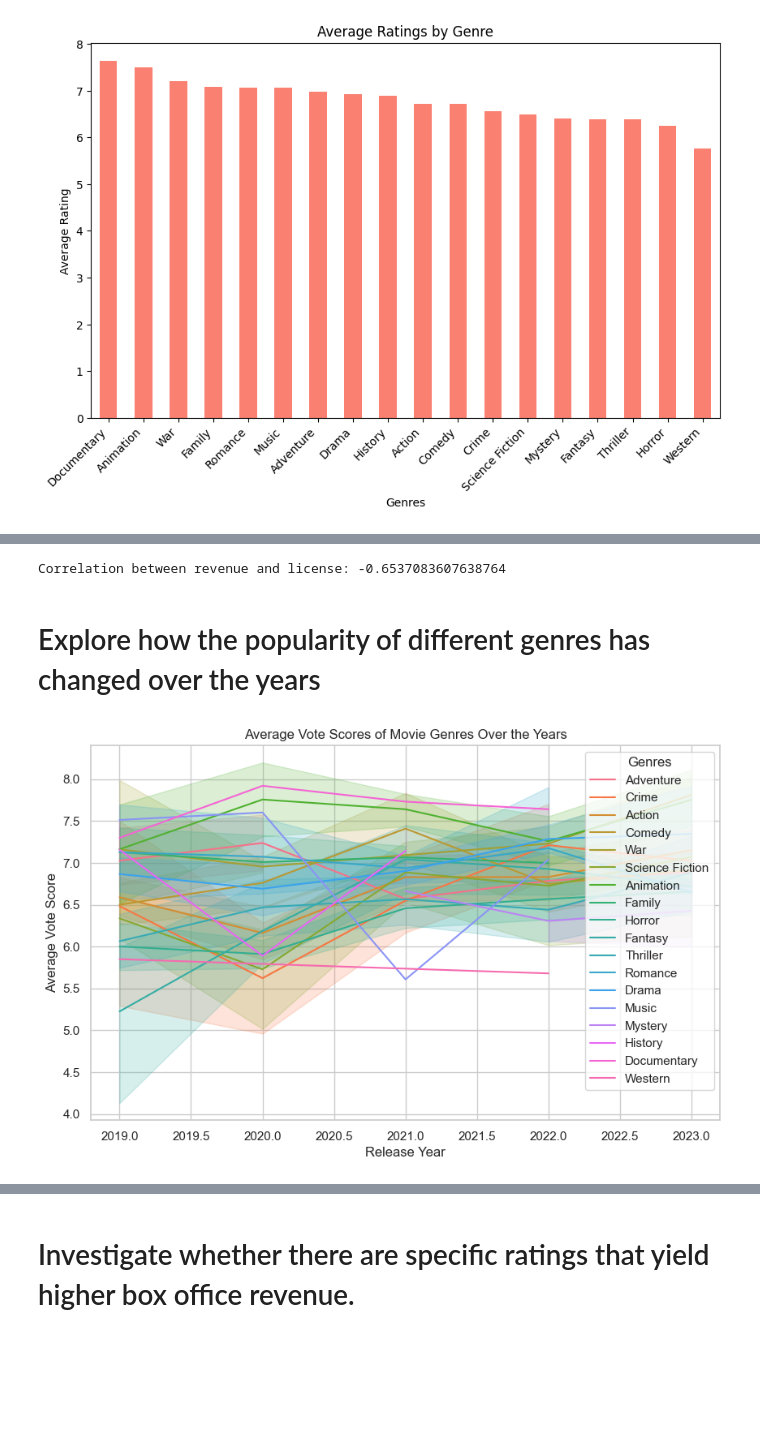
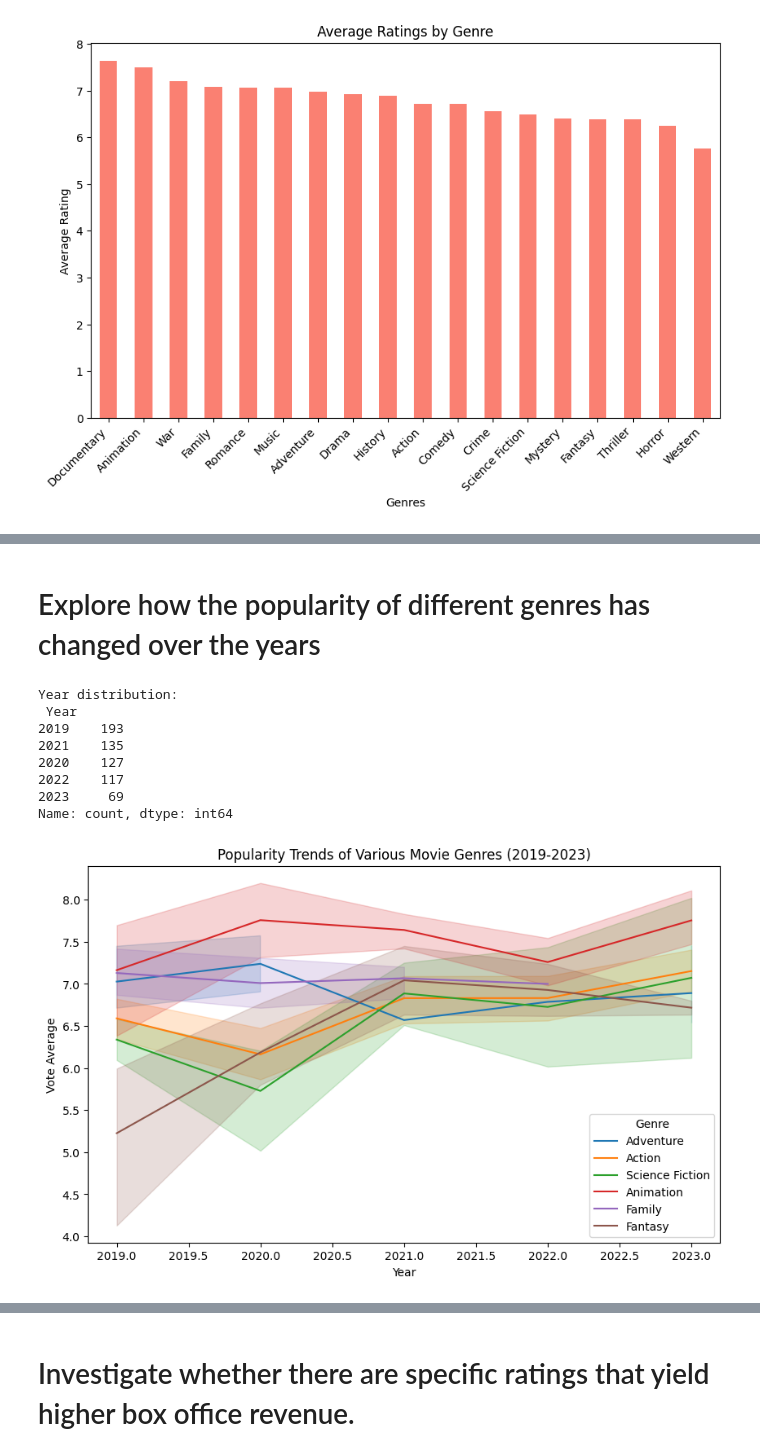
Before and after one commit to petrarkaselin/mid_project, a Jupyter notebook: notebooks/questions2_5.ipynb, the cells around one changed output, grey strips where cells are left out. Drawn from its saved outputs; the diff is of its cells as text; code cells hidden in the pictures; blank space fills up the shorter version.

Commit message:
added data

```diff
--- a/notebooks/questions2_5.ipynb
+++ b/notebooks/questions2_5.ipynb
@@ -84,13 +84,17 @@ plt.show()
 # %% [output]
 [figure]
 # %%
-revenue_trends = df.groupby('genres')['revenue'].mean()
+df['revenue_M'] = df['revenue'] / 1000000  # Adjust divisor based on your data's scale
 
+# Calculate average revenue by genre
+revenue_trends = df.groupby('genres')['revenue_M'].mean()
+
+# Creating the plot
 plt.figure(figsize=(10, 6))
 revenue_trends.sort_values(ascending=False).plot(kind='bar', color='lightgreen')
-plt.title('Average Revenue by Genre')
+plt.title('Average Revenue by Genre (in Millions)')
 plt.xlabel('Genres')
-plt.ylabel('Average Revenue (in billions)')
+plt.ylabel('Average Revenue (Millions)')
 plt.xticks(rotation=45, ha='right')
 plt.show()
 # %% [output]
@@ -98,27 +102,35 @@ plt.show()
-# %%
-df['license'] = pd.Categorical(df['license']).codes
-
-correlation =df['revenue'].corr(df['license'])
-
-print(f"Correlation between revenue and license: {correlation}")
-# %% [output]
-Correlation between revenue and license: -0.6537083607638764
 # %% [markdown]
 # Explore how the popularity of different genres has changed over the years
 # %%
-df['release_date'] = pd.to_datetime(df['release_date']).dt.year
+df['release_date'] = pd.to_datetime(df['release_date'], errors='coerce')
+df['Year'] = df['release_date'].dt.year
 
-sns.set(style="whitegrid")
+print("Year distribution:\n", df['Year'].value_counts())
 
-plt.figure(figsize=(10, 6))
-sns.lineplot(x='release_date', y='vote_average', hue='genres', data=df)
+df = df[df['Year'].between(2019, 2023)]
 
-plt.title('Average Vote Scores of Movie Genres Over the Years')
-plt.xlabel('Release Year')
-plt.ylabel('Average Vote Score')
+filtered_genres = ['Adventure', 'Action', 'Science Fiction', 'Animation', 'Family', 'Fantasy']
+filtered_df = df[df['genres'].isin(filtered_genres)]
 
-plt.legend(title='Genres', loc='upper right')
+if filtered_df.empty:
+    print("No data available for the specified years and genres.")
+else:
 
-plt.show()
+    plt.figure(figsize=(10, 6))
+    sns.lineplot(data=filtered_df, x='Year', y='vote_average', hue='genres')
+
+    plt.title('Popularity Trends of Various Movie Genres (2019-2023)')
+    plt.xlabel('Year')
+    plt.ylabel('Vote Average')
+    plt.legend(title='Genre')
+    plt.show()
 # %% [output]
+Year distribution:
+ Year
+2019    193
+2021    135
+2020    127
+2022    117
+2023     69
+Name: count, dtype: int64
-[figure, old version]
+[figure, new version]
```
Also changed, not shown: parts of 6 cells of this notebook, 1 other file.
